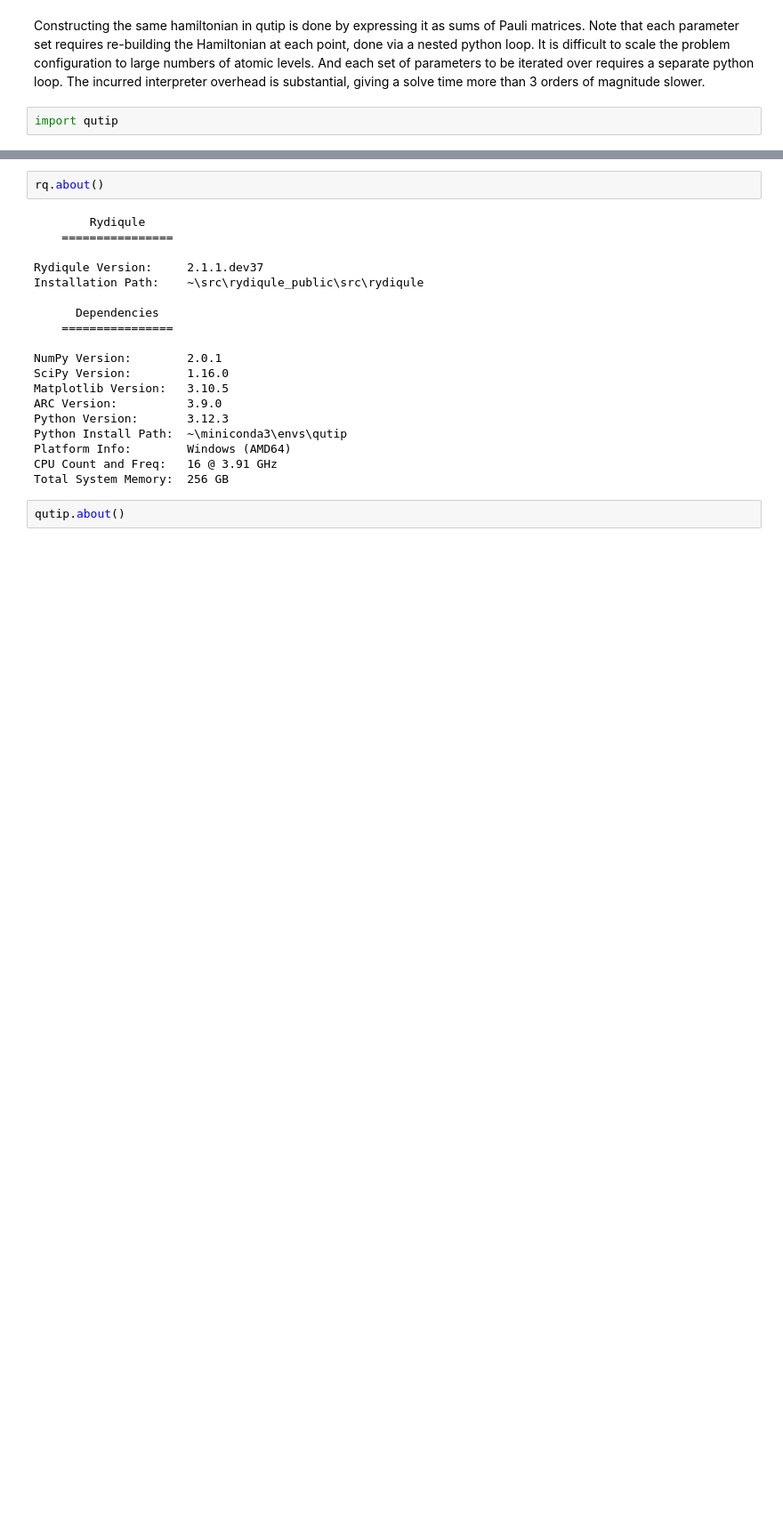
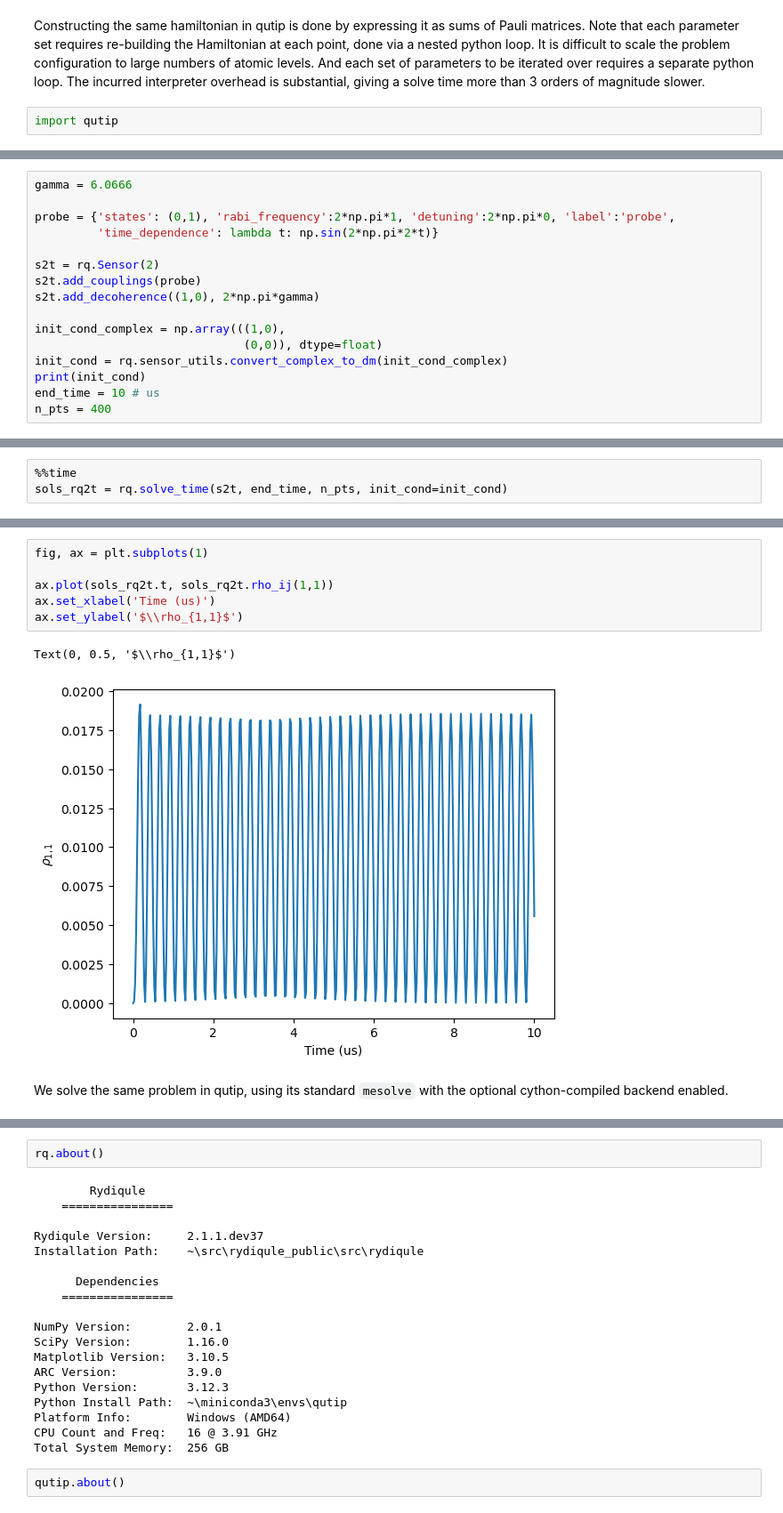
Before and after one commit to QTC-UMD/rydiqule, a Jupyter notebook: docs/source/intro_nbs/Profiling.ipynb, the cells around one changed output, grey strips where cells are left out. Shown at 89% size. Saved outputs shown, nothing was run; the diff lists cells and outputs as text; blank space fills up the shorter version.

Commit message:
Fix qutip usage in comparison notebook, add time-dependent cross comparisons.

```diff
--- a/docs/source/intro_nbs/Profiling.ipynb
+++ b/docs/source/intro_nbs/Profiling.ipynb
@@ -251,0 +260,16 @@ Text(0, 0.5, '$Im(\\rho_{1,0})$')
+# %%
+gamma = 6.0666
+
+probe = {'states': (0,1), 'rabi_frequency':2*np.pi*1, 'detuning':2*np.pi*0, 'label':'probe',
+         'time_dependence': lambda t: np.sin(2*np.pi*2*t)}
+
+s2t = rq.Sensor(2)
+s2t.add_couplings(probe)
+s2t.add_decoherence((1,0), 2*np.pi*gamma)
+
+init_cond_complex = np.array(((1,0),
+                              (0,0)), dtype=float)
+init_cond = rq.sensor_utils.convert_complex_to_dm(init_cond_complex)
+print(init_cond)
+end_time = 10 # us
+n_pts = 400
@@ -251,0 +278,3 @@ Text(0, 0.5, '$Im(\\rho_{1,0})$')
+# %%
+%%time
+sols_rq2t = rq.solve_time(s2t, end_time, n_pts, init_cond=init_cond)
@@ -251,0 +284,11 @@ Text(0, 0.5, '$Im(\\rho_{1,0})$')
+# %%
+fig, ax = plt.subplots(1)
+
+ax.plot(sols_rq2t.t, sols_rq2t.rho_ij(1,1))
+ax.set_xlabel('Time (us)')
+ax.set_ylabel('$\\rho_{1,1}$')
+# %% [output]
+Text(0, 0.5, '$\\rho_{1,1}$')
+[figure, added]
+# %% [markdown]
+We solve the same problem in qutip, using its standard `mesolve` with the optional cython-compiled backend enabled.
```
Also changed, not shown: parts of 27 cells of this notebook.
